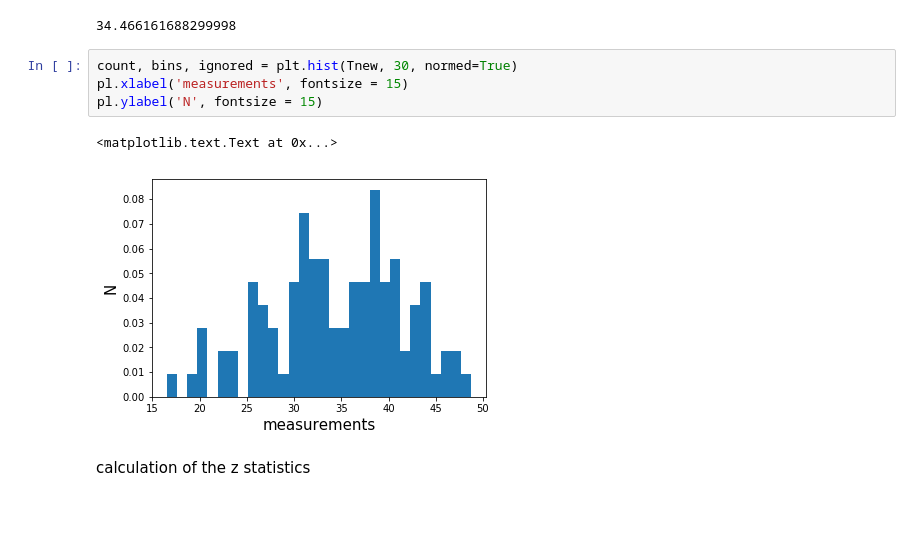
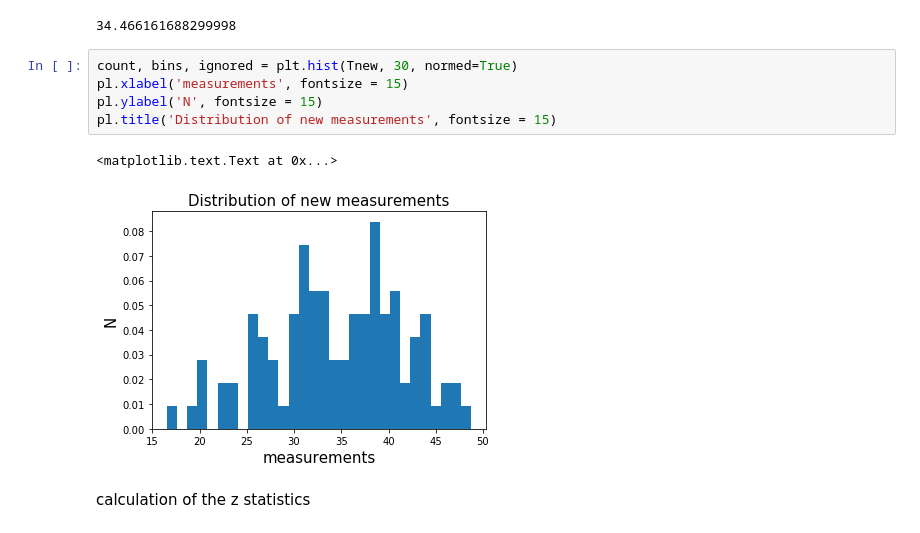
Before and after one commit to xoxoaseka/PUI2017_fl1210, a Jupyter notebook: HW3_fl1210/Assignment_3.ipynb, the cells around one changed output. Saved outputs shown, nothing was run; the diff lists cells and outputs as text.

```diff
--- a/HW3_fl1210/Assignment_3.ipynb
+++ b/HW3_fl1210/Assignment_3.ipynb
@@ -42,10 +37,11 @@ Tnew.mean()
 # %%
 count, bins, ignored = plt.hist(Tnew, 30, normed=True)
 pl.xlabel('measurements', fontsize = 15)
 pl.ylabel('N', fontsize = 15)
+pl.title('Distribution of new measurements', fontsize = 15)
 # %% [output]
 <matplotlib.text.Text at 0x...>
-[figure, old version]
+[figure, new version]
 # %% [markdown]
 calculation of the z statistics
 # %% [markdown]
```
Also changed, not shown: parts of 4 cells of this notebook, 3 other files.
